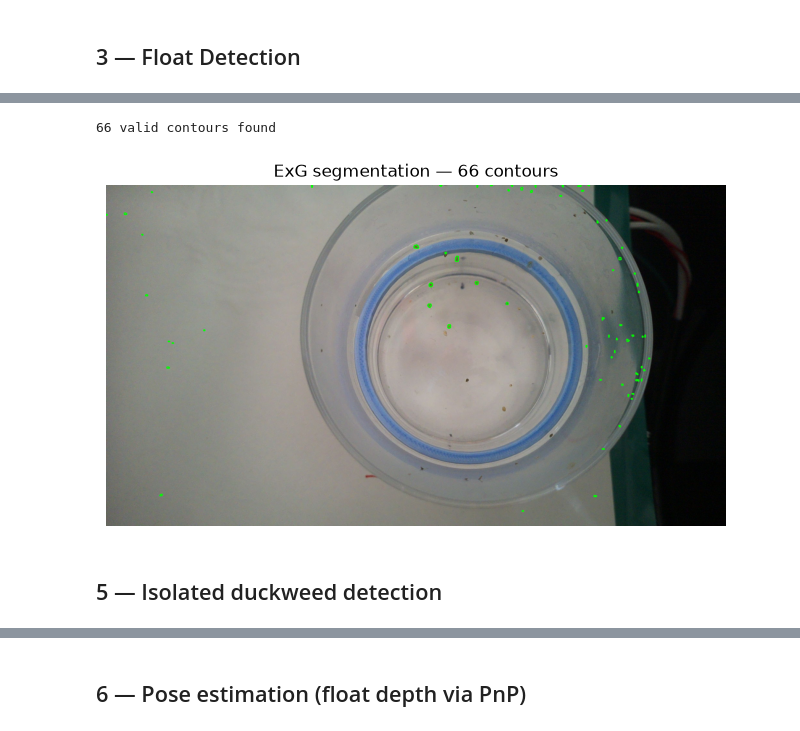
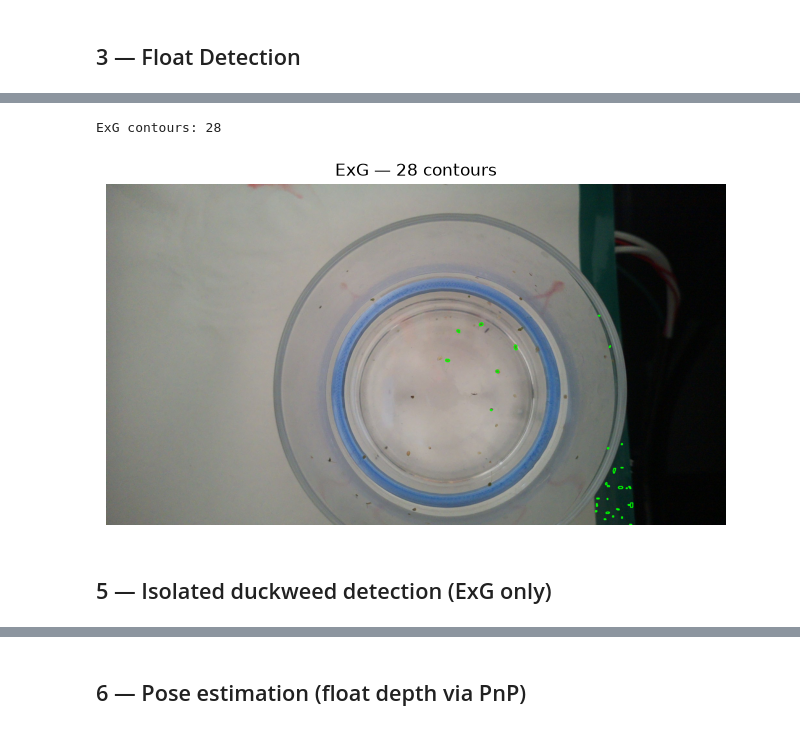
Before and after one commit to Jubilee-CSL/science_jubilee, a Jupyter notebook: src/science_jubilee/Vision/Duckweed_tracker/test_pipeline.ipynb, the cells around one changed output, grey strips where cells are left out. Cells and saved outputs as stored; diff of their text form; code cells hidden in the pictures.

```diff
--- a/src/science_jubilee/Vision/Duckweed_tracker/test_pipeline.ipynb
+++ b/src/science_jubilee/Vision/Duckweed_tracker/test_pipeline.ipynb
@@ -35,9 +44,19 @@ Edit `.env.hardware` to point `JUBILEE_EXPERIMENT_DIR` at your experiment folder
 # %%
 import time
 
-session = MachineSession.from_env(".env.hardware")
+hardware = False
+
+if hardware:
+    env = ".env.hardware"
+else:
+    env = ".env.mock"
+
+session = MachineSession.from_env(env)
 cam = session.camera
 
-# move camera to imaging position and capture
+    # move camera to imaging position and capture
 X_DEPART, Y_DEPART, Z_DEPART = 220.0, 80.0, 200.0
 cam.move_to_get_image(X_DEPART, Y_DEPART, Z_DEPART)
+
+if hardware == False:
+    cam._image =  imageio.imread("Filtered_images/test_duckweed_image.png")
@@ -89,17 +111,30 @@ Cardinal points:
 # %%
-min_area_px=10
-max_area_px=300
-min_circularity=0.5
-threshold_green = 150
+min_area_px = 10
+max_area_px = 500
+min_circularity = 0.5
+threshold_green = 160
 
-contours = get_img_contour(img, min_area_px=min_area_px, max_area_px=max_area_px, min_circularity=min_circularity, threshold_green = threshold_green)
-print(f"{len(contours)} valid contours found")
+# ExG segmentation only
+contours_exg = get_img_contour(
+    img,
+    min_area_px=min_area_px,
+    max_area_px=max_area_px,
+    min_circularity=min_circularity,
+    threshold_green=threshold_green,
+ )
 
-vis = img.copy()
-cv2.drawContours(vis, contours, -1, (0, 255, 0), 2)
-show(vis, f"ExG segmentation — {len(contours)} contours")
+print(f"ExG contours: {len(contours_exg)}")
+
+vis_exg = img.copy()
+cv2.drawContours(vis_exg, contours_exg, -1, (0, 255, 0), 2)
+
+plt.figure(figsize=(8, 6))
+plt.imshow(vis_exg)
+plt.title(f"ExG — {len(contours_exg)} contours")
+plt.axis("off")
+plt.show()
 # %% [output]
-66 valid contours found
+ExG contours: 28
-[figure, old version]
+[figure, new version]
 # %% [markdown]
-## 5 — Isolated duckweed detection
+## 5 — Isolated duckweed detection (ExG only)
```
Also changed, not shown: parts of 16 cells of this notebook, 19 other files.
